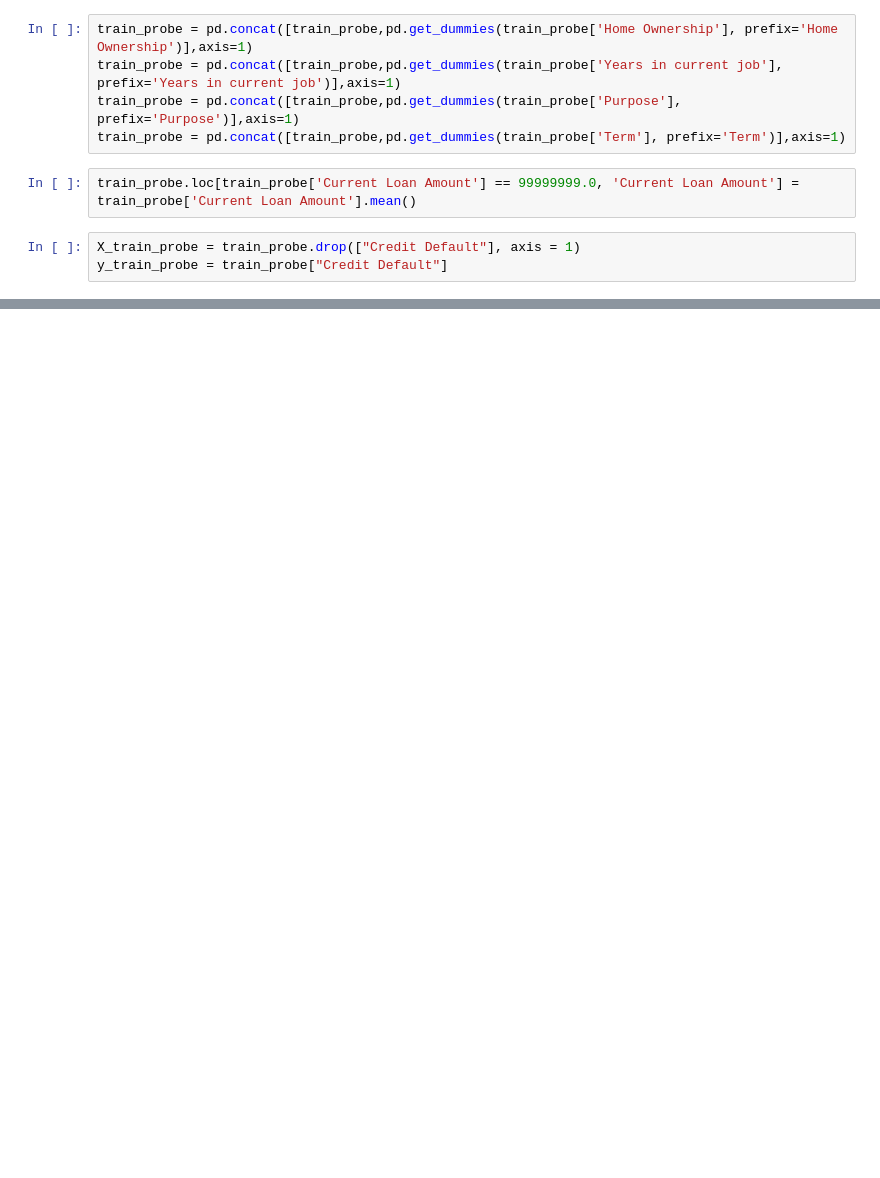
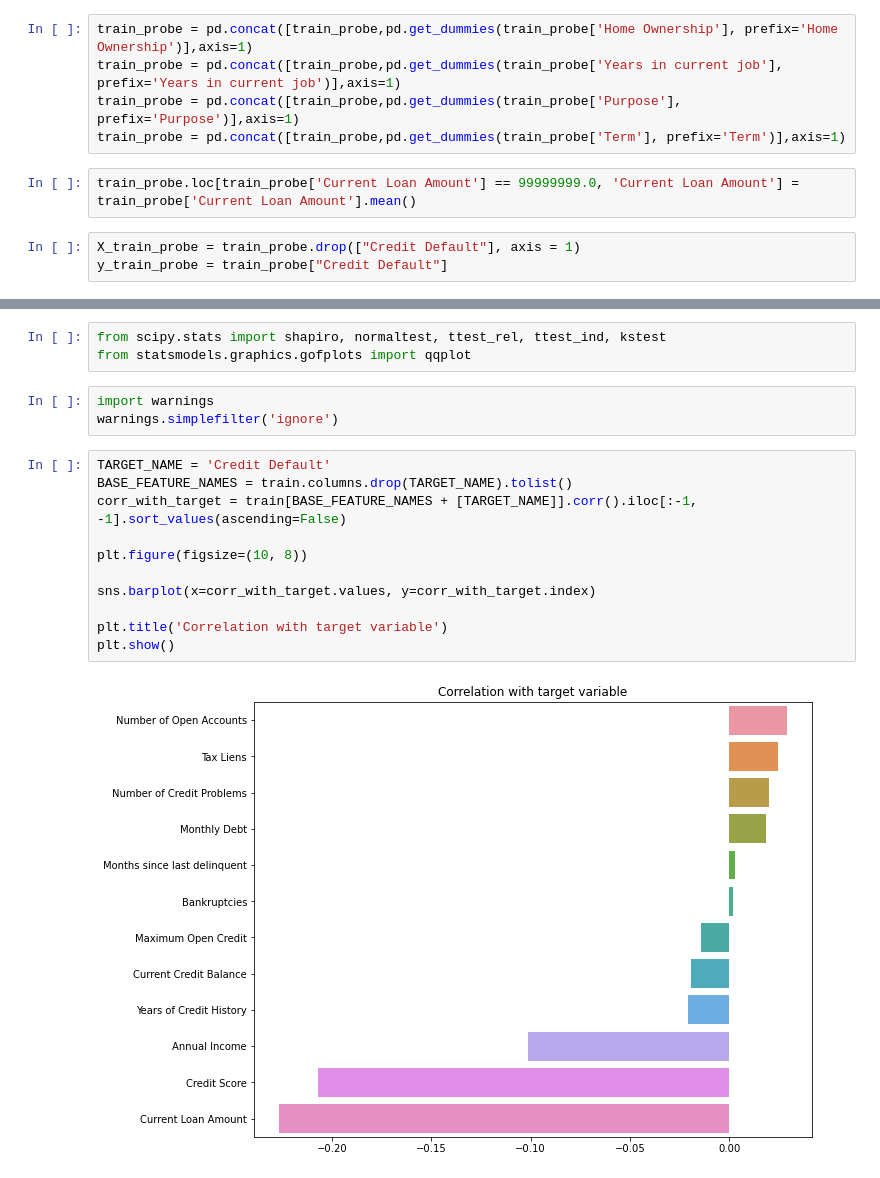
Before and after one commit to Arhio/GB-Python-Lib-Stage-2, a Jupyter notebook: Course_project/KuznetsovVV_solution.ipynb, the cells around one changed output, grey strips where cells are left out. Drawn from its saved outputs; the diff is of its cells as text; blank space fills up the shorter version.

```diff
--- a/Course_project/KuznetsovVV_solution.ipynb
+++ b/Course_project/KuznetsovVV_solution.ipynb
@@ -445,0 +323,19 @@ r2
+# %%
+from scipy.stats import shapiro, normaltest, ttest_rel, ttest_ind, kstest
+from statsmodels.graphics.gofplots import qqplot
+# %%
+import warnings
+warnings.simplefilter('ignore')
+# %%
+TARGET_NAME = 'Credit Default'
+BASE_FEATURE_NAMES = train.columns.drop(TARGET_NAME).tolist()
+corr_with_target = train[BASE_FEATURE_NAMES + [TARGET_NAME]].corr().iloc[:-1, -1].sort_values(ascending=False)
+
+plt.figure(figsize=(10, 8))
+
+sns.barplot(x=corr_with_target.values, y=corr_with_target.index)
+
+plt.title('Correlation with target variable')
+plt.show()
+# %% [output]
+[figure, added]
```
Also changed, not shown: parts of 55 cells of this notebook.
